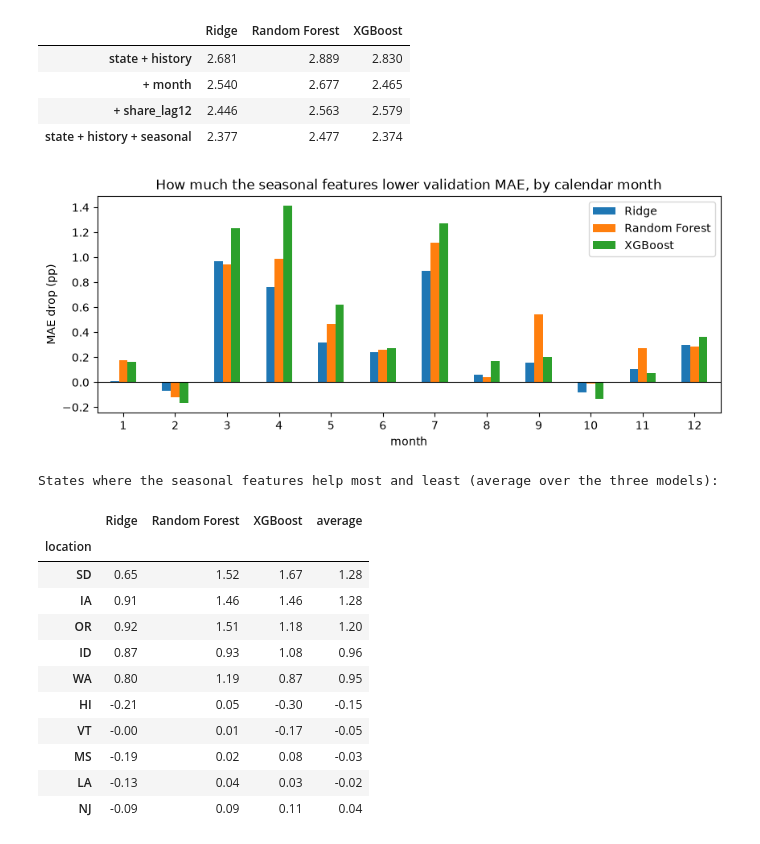
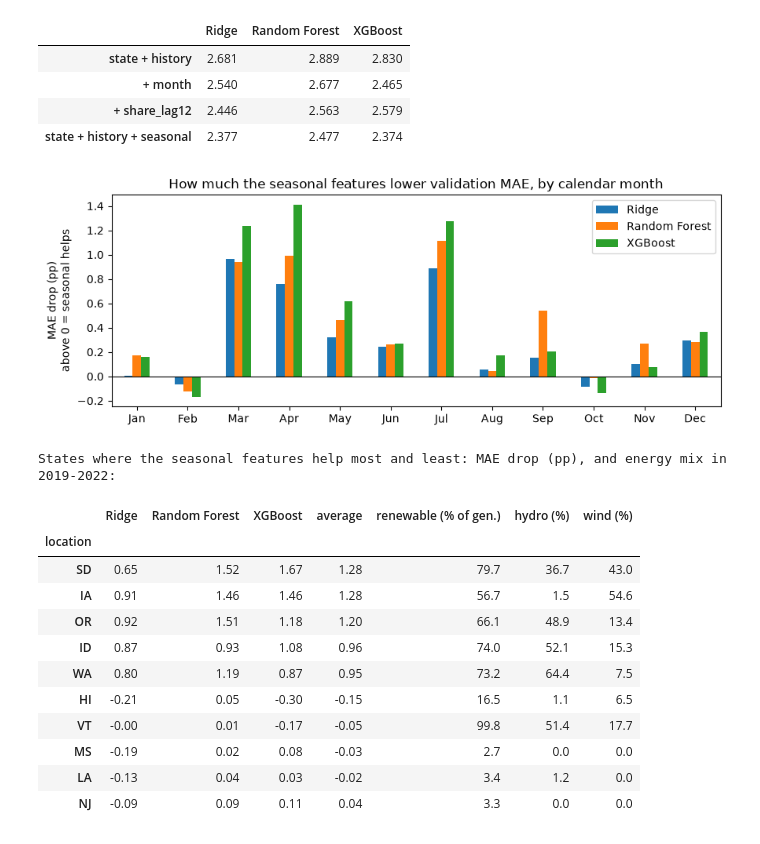
Before and after one commit to legacysti/ics635-final-project, a Jupyter notebook: ICS635_Final_Project.ipynb, the cells around one changed output. Drawn from its saved outputs; the diff is of its cells as text; code cells hidden in the pictures.

```diff
--- a/ICS635_Final_Project.ipynb
+++ b/ICS635_Final_Project.ipynb
@@ -846,40 +846,45 @@ pd.DataFrame({name: {set_name: scores(val[TARGET], ablation_predictions[name, se
 # %%
 # --- Where seasonal information helps: drop in MAE (pp) from adding the seasonal group ---
 def seasonal_gain(by):
     gain = {}
     for name in MODELS:
         errors = pd.DataFrame({
             set_name: np.abs(val[TARGET].to_numpy() - ablation_predictions[name, set_name])
             for set_name in ("state + history", "state + history + seasonal")}, index=val.index)
         mean = errors.groupby(by).mean()
         gain[name] = 100 * (mean["state + history"] - mean["state + history + seasonal"])
     return pd.DataFrame(gain)
 
 by_month = seasonal_gain(val["date"].dt.month).rename_axis("month")
 by_state = seasonal_gain(val["location"])
 by_state["average"] = by_state.mean(axis=1)
 
+MONTH_NAMES = ["Jan", "Feb", "Mar", "Apr", "May", "Jun", "Jul", "Aug", "Sep", "Oct", "Nov", "Dec"]
 fig, ax = plt.subplots(figsize=(10, 3.5))
-by_month.plot.bar(ax=ax, rot=0)
+by_month.set_axis(MONTH_NAMES).plot.bar(ax=ax, rot=0)
 ax.axhline(0, color="black", linewidth=0.8)
-ax.set_ylabel("MAE drop (pp)")
+ax.set_xlabel("")
+ax.set_ylabel("MAE drop (pp)\nabove 0 = seasonal helps")
 ax.set_title("How much the seasonal features lower validation MAE, by calendar month")
 plt.show()
 
-print("States where the seasonal features help most and least (average over the three models):")
-display(pd.concat([by_state.nlargest(5, "average"), by_state.nsmallest(5, "average")]).round(2))
+# Each state's energy mix over the validation years, to help explain who gains
+mix = val.groupby("location")[["renewable_share", "hydro_share", "wind_share"]].mean().mul(100)
+mix.columns = ["renewable (% of gen.)", "hydro (%)", "wind (%)"]
+print("States where the seasonal features help most and least: MAE drop (pp), and energy mix in 2019-2022:")
+display(pd.concat([by_state.nlargest(5, "average"), by_state.nsmallest(5, "average")]).round(2).join(mix.round(1)))
 # %% [output]
-[figure, old version]
+[figure, new version]
-States where the seasonal features help most and least (average over the three models):
+States where the seasonal features help most and least: MAE drop (pp), and energy mix in 2019-2022:
-|  | Ridge | Random Forest | XGBoost | average |
-| location |  |  |  |  |
-| SD | 0.65 | 1.52 | 1.67 | 1.28 |
-| IA | 0.91 | 1.46 | 1.46 | 1.28 |
-| OR | 0.92 | 1.51 | 1.18 | 1.20 |
-| ID | 0.87 | 0.93 | 1.08 | 0.96 |
-| WA | 0.80 | 1.19 | 0.87 | 0.95 |
-| HI | -0.21 | 0.05 | -0.30 | -0.15 |
-| VT | -0.00 | 0.01 | -0.17 | -0.05 |
-| MS | -0.19 | 0.02 | 0.08 | -0.03 |
-| LA | -0.13 | 0.04 | 0.03 | -0.02 |
-| NJ | -0.09 | 0.09 | 0.11 | 0.04 |
+|  | Ridge | Random Forest | XGBoost | average | renewable (% of gen.) | hydro (%) | wind (%) |
+| location |  |  |  |  |  |  |  |
+| SD | 0.65 | 1.52 | 1.67 | 1.28 | 79.7 | 36.7 | 43.0 |
+| IA | 0.91 | 1.46 | 1.46 | 1.28 | 56.7 | 1.5 | 54.6 |
+| OR | 0.92 | 1.51 | 1.18 | 1.20 | 66.1 | 48.9 | 13.4 |
+| ID | 0.87 | 0.93 | 1.08 | 0.96 | 74.0 | 52.1 | 15.3 |
+| WA | 0.80 | 1.19 | 0.87 | 0.95 | 73.2 | 64.4 | 7.5 |
+| HI | -0.21 | 0.05 | -0.30 | -0.15 | 16.5 | 1.1 | 6.5 |
+| VT | -0.00 | 0.01 | -0.17 | -0.05 | 99.8 | 51.4 | 17.7 |
+| MS | -0.19 | 0.02 | 0.08 | -0.03 | 2.7 | 0.0 | 0.0 |
+| LA | -0.13 | 0.04 | 0.03 | -0.02 | 3.4 | 1.2 | 0.0 |
+| NJ | -0.09 | 0.09 | 0.11 | 0.04 | 3.3 | 0.0 | 0.0 |
```
Also changed, not shown: parts of 4 cells of this notebook.
